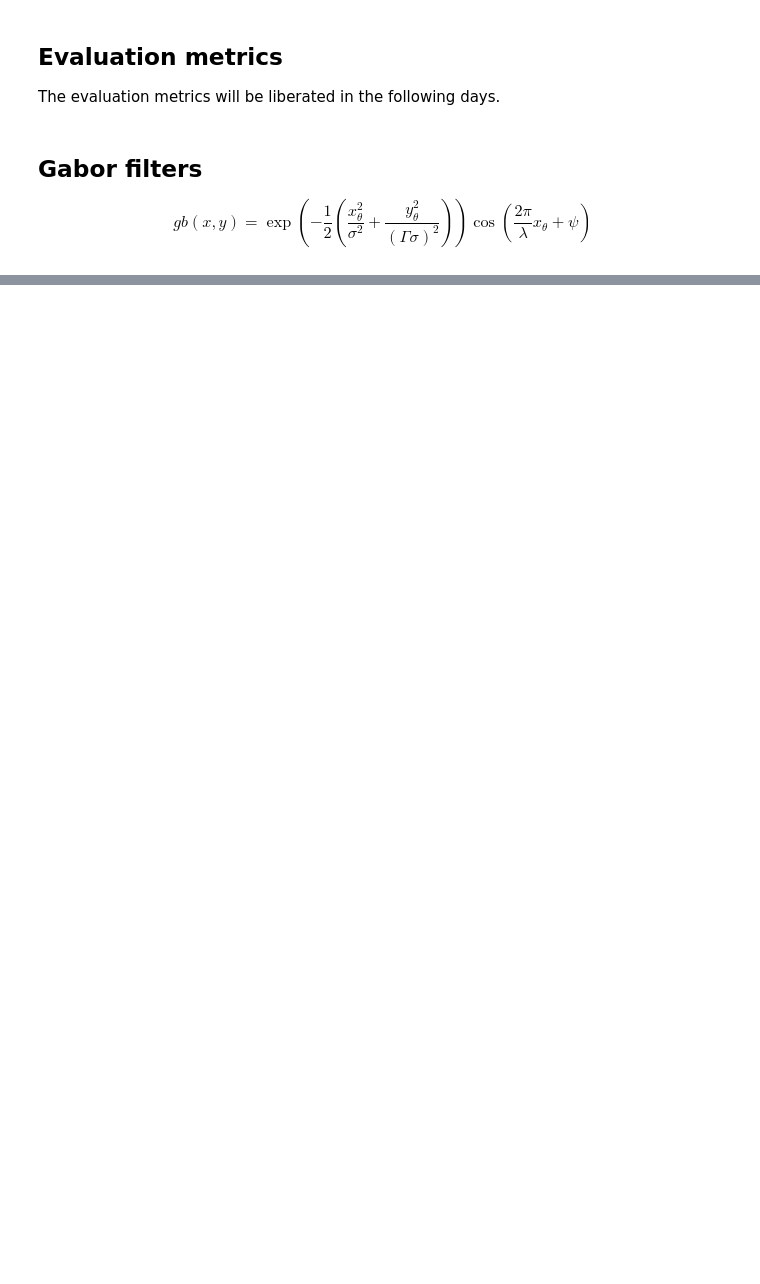
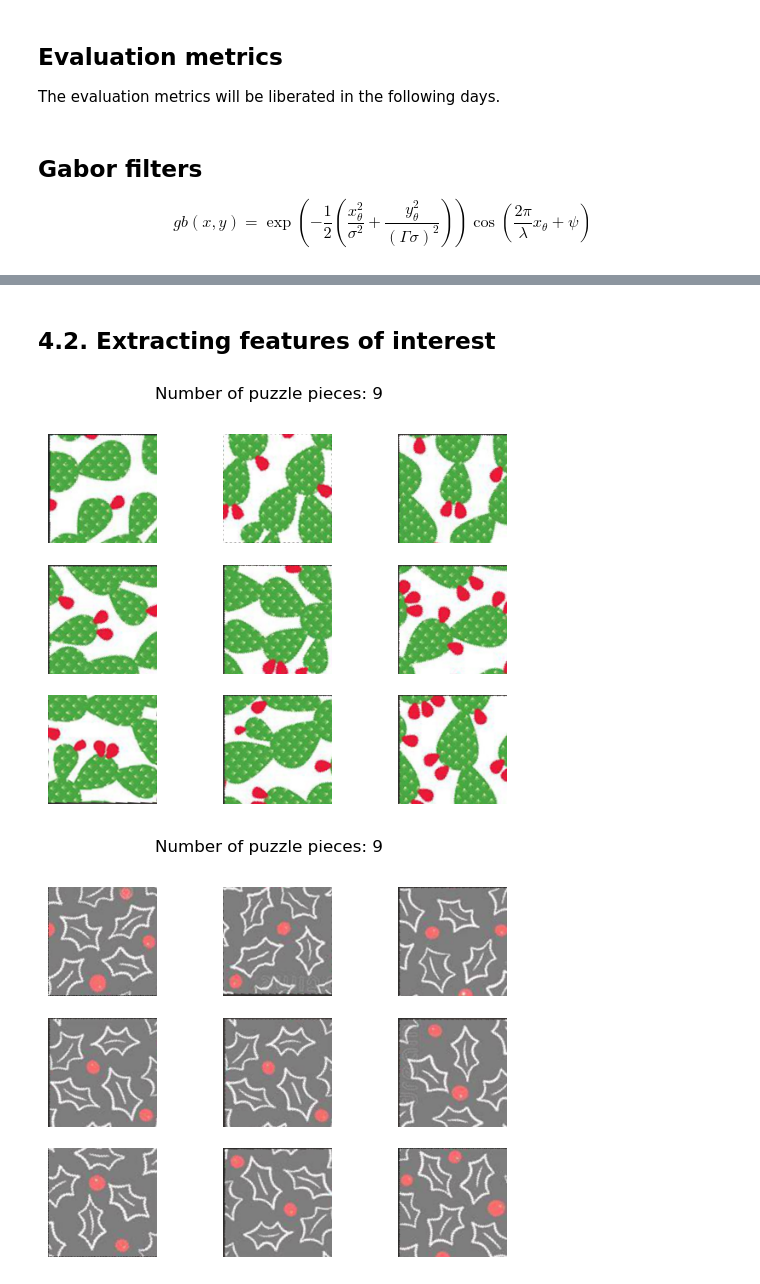
Before and after one commit to alexiaDorm/iapr-lab, a Jupyter notebook: project.ipynb, the cells around one changed output, grey strips where cells are left out. Saved outputs shown, nothing was run; the diff lists cells and outputs as text; code cells hidden in the pictures; blank space fills up the shorter version.

```diff
--- a/project.ipynb
+++ b/project.ipynb
@@ -373,0 +381,15 @@ for p in pieces:
+# %% [markdown]
+## 4.2. Extracting features of interest
+# %%
+#### manually labeled pieces - can be used for validation
+puzzle1 = [puzzles[0], puzzles[1], puzzles[2], puzzles[5], puzzles[11], puzzles[12], puzzles[13], puzzles[16], puzzles[17]]
+display_images_in_grid(puzzle1)
+
+puzzle2 = [puzzles[3], puzzles[4], puzzles[6], puzzles[7], puzzles[8], puzzles[9], puzzles[15], puzzles[18], puzzles[20]]
+display_images_in_grid(puzzle2)
+
+puzzle3 = [puzzles[10], puzzles[14], puzzles[19]]
+display_images_in_grid(puzzle3)
+# %% [output]
+[figure, added]
+[figure, added]
```
Also changed, not shown: parts of 34 cells of this notebook.
